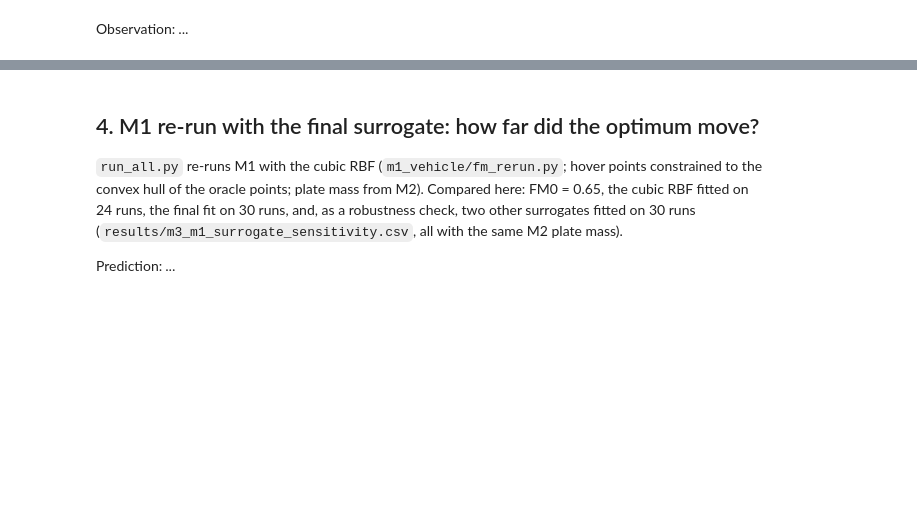
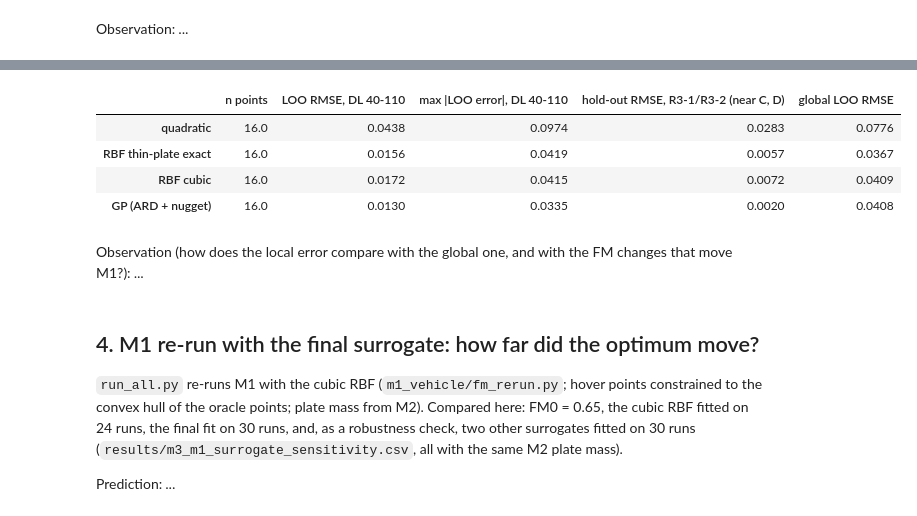
Before and after one commit to id24d001/Skylink, a Jupyter notebook: notebooks/M3_step8_final.ipynb, the cells around one changed output, grey strips where cells are left out. Drawn from its saved outputs; the diff is of its cells as text; code cells hidden in the pictures; blank space fills up the shorter version.

```diff
--- a/notebooks/M3_step8_final.ipynb
+++ b/notebooks/M3_step8_final.ipynb
@@ -154,3 +215,26 @@ Observation: _..._
+# %%
+band = df.DL.between(40, 110).values
+loc = {}
+for name, (mu, sd) in loo.items():
+    e = (y - mu)[band]
+    loc[name] = {'n points': int(band.sum()), 'LOO RMSE, DL 40-110': np.sqrt(np.mean(e**2)),
+                 'max |LOO error|, DL 40-110': np.abs(e).max()}
+loc = pd.DataFrame(loc).T
+ex = frozen[frozen.category == 'exploitation']
+for name in loc.index:
+    e = ex['FM oracle'] - ex[name]
+    loc.loc[name, 'hold-out RMSE, R3-1/R3-2 (near C, D)'] = np.sqrt(np.mean(e**2))
+loc['global LOO RMSE'] = table.loc[loc.index, 'LOO RMSE']
+loc.to_csv(RES_DIR / 'm3_local_error_M1_region.csv', float_format='%.4f')
+loc.round(4)
+# %% [output]
+|  | n points | LOO RMSE, DL 40-110 | max |LOO error|, DL 40-110 | hold-out RMSE, R3-1/R3-2 (near C, D) | global LOO RMSE |
+| quadratic | 16.0 | 0.0438 | 0.0974 | 0.0283 | 0.0776 |
+| RBF thin-plate exact | 16.0 | 0.0156 | 0.0419 | 0.0057 | 0.0367 |
+| RBF cubic | 16.0 | 0.0172 | 0.0415 | 0.0072 | 0.0409 |
+| GP (ARD + nugget) | 16.0 | 0.0130 | 0.0335 | 0.0020 | 0.0408 |
+# %% [markdown]
+Observation (how does the local error compare with the global one, and with the FM changes that move M1?): _..._
 # %% [markdown]
 ## 4. M1 re-run with the final surrogate: how far did the optimum move?
 
```
Also changed, not shown: parts of 7 cells of this notebook, 3 other files.
